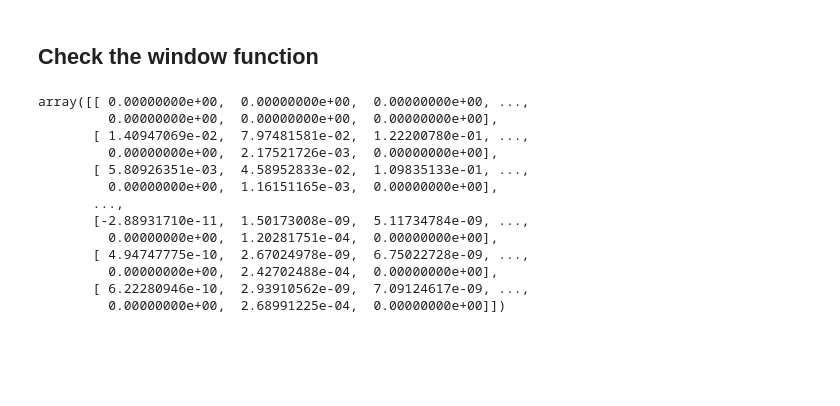
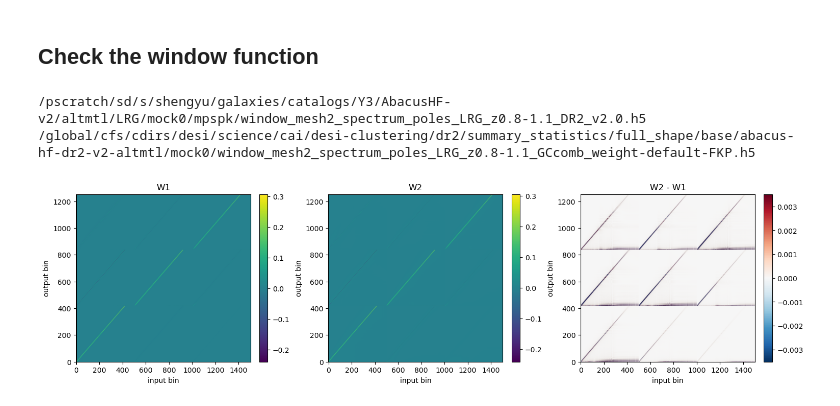
Before and after one commit to ShengyuHE/desi_y3_redshift_errors, a Jupyter notebook: main/clustering/notebooks/check_window.ipynb, the cells around one changed output. Cells and saved outputs as stored; diff of their text form; code cells hidden in the pictures; blank space fills up the shorter version.

```diff
--- a/main/clustering/notebooks/check_window.ipynb
+++ b/main/clustering/notebooks/check_window.ipynb
@@ -5,22 +16,40 @@ import lsstypes as types
 # %%
-local_fn = '/pscratch/sd/s/shengyu/galaxies/catalogs/Y3/AbacusHF-v2/altmtl/LRG/mock0/mpspk/window_mesh2_spectrum_poles_LRG_z0.4-0.6_DR2_v2.0.h5'
-window =types.read(local_fn)
+tracer = 'LRG'
+zrange = REDSHIFT_BIN_LSS[tracer][2]
 
-save_fn = '/dvs_ro/cfs/cdirs/desi/science/cai/desi-clustering/dr2/summary_statistics/full_shape/base/abacus-hf-dr2-v2-altmtl/mock0/'
+local_fn = f'/pscratch/sd/s/shengyu/galaxies/catalogs/Y3/AbacusHF-v2/altmtl/LRG/mock0/mpspk/window_mesh2_spectrum_poles_{tracer}_z{zrange[0]}-{zrange[1]}_DR2_v2.0.h5'
+save_fn  = f'/global/cfs/cdirs/desi/science/cai/desi-clustering/dr2/summary_statistics/full_shape/base/abacus-hf-dr2-v2-altmtl/mock0/window_mesh2_spectrum_poles_{tracer}_z{zrange[0]}-{zrange[1]}_GCcomb_weight-default-FKP.h5'
+print(local_fn)
+print(save_fn)
+
+win1 =types.read(local_fn)
+win2 =types.read(save_fn)
+
+W1 = win1.value().real
+W2 = win2.value().real
+# %% [output]
+/pscratch/sd/s/shengyu/galaxies/catalogs/Y3/AbacusHF-v2/altmtl/LRG/mock0/mpspk/window_mesh2_spectrum_poles_LRG_z0.8-1.1_DR2_v2.0.h5
+/global/cfs/cdirs/desi/science/cai/desi-clustering/dr2/summary_statistics/full_shape/base/abacus-hf-dr2-v2-altmtl/mock0/window_mesh2_spectrum_poles_LRG_z0.8-1.1_GCcomb_weight-default-FKP.h5
-# %%
-W2 = window.value().real
-W2
-# %% [output]
-array([[ 0.00000000e+00,  0.00000000e+00,  0.00000000e+00, ...,
-         0.00000000e+00,  0.00000000e+00,  0.00000000e+00],
-       [ 1.40947069e-02,  7.97481581e-02,  1.22200780e-01, ...,
-         0.00000000e+00,  2.17521726e-03,  0.00000000e+00],
-       [ 5.80926351e-03,  4.58952833e-02,  1.09835133e-01, ...,
-         0.00000000e+00,  1.16151165e-03,  0.00000000e+00],
-       ...,
-       [-2.88931710e-11,  1.50173008e-09,  5.11734784e-09, ...,
-         0.00000000e+00,  1.20281751e-04,  0.00000000e+00],
-       [ 4.94747775e-10,  2.67024978e-09,  6.75022728e-09, ...,
-         0.00000000e+00,  2.42702488e-04,  0.00000000e+00],
-       [ 6.22280946e-10,  2.93910562e-09,  7.09124617e-09, ...,
-         0.00000000e+00,  2.68991225e-04,  0.00000000e+00]])
+# %%
+dW = W1-W2
+
+fig, axes = plt.subplots(1, 3, figsize=(15, 4), constrained_layout=True)
+
+im0 = axes[0].imshow(W1, aspect="auto", origin="lower")
+axes[0].set_title("W1")
+plt.colorbar(im0, ax=axes[0])
+
+im1 = axes[1].imshow(W2, aspect="auto", origin="lower")
+axes[1].set_title("W2")
+plt.colorbar(im1, ax=axes[1])
+
+vmax = np.nanpercentile(np.abs(dW), 99)
+im2 = axes[2].imshow(dW, aspect="auto", origin="lower", cmap="RdBu_r", vmin=-vmax, vmax=vmax)
+axes[2].set_title("W2 - W1")
+plt.colorbar(im2, ax=axes[2])
+
+for ax in axes:
+    ax.set_xlabel("input bin")
+    ax.set_ylabel("output bin")
+# %% [output]
+[figure, added]
```
Also changed, not shown: parts of 4 cells of this notebook, 15 other files.
